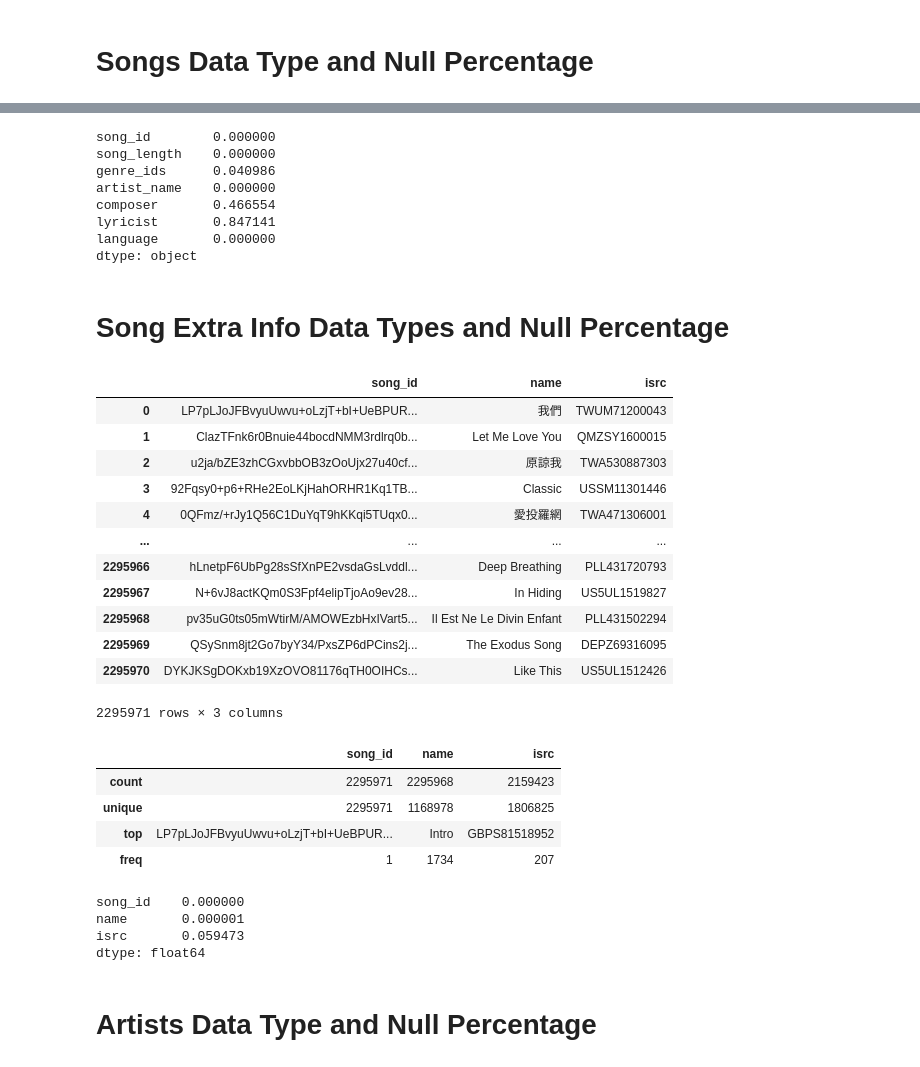
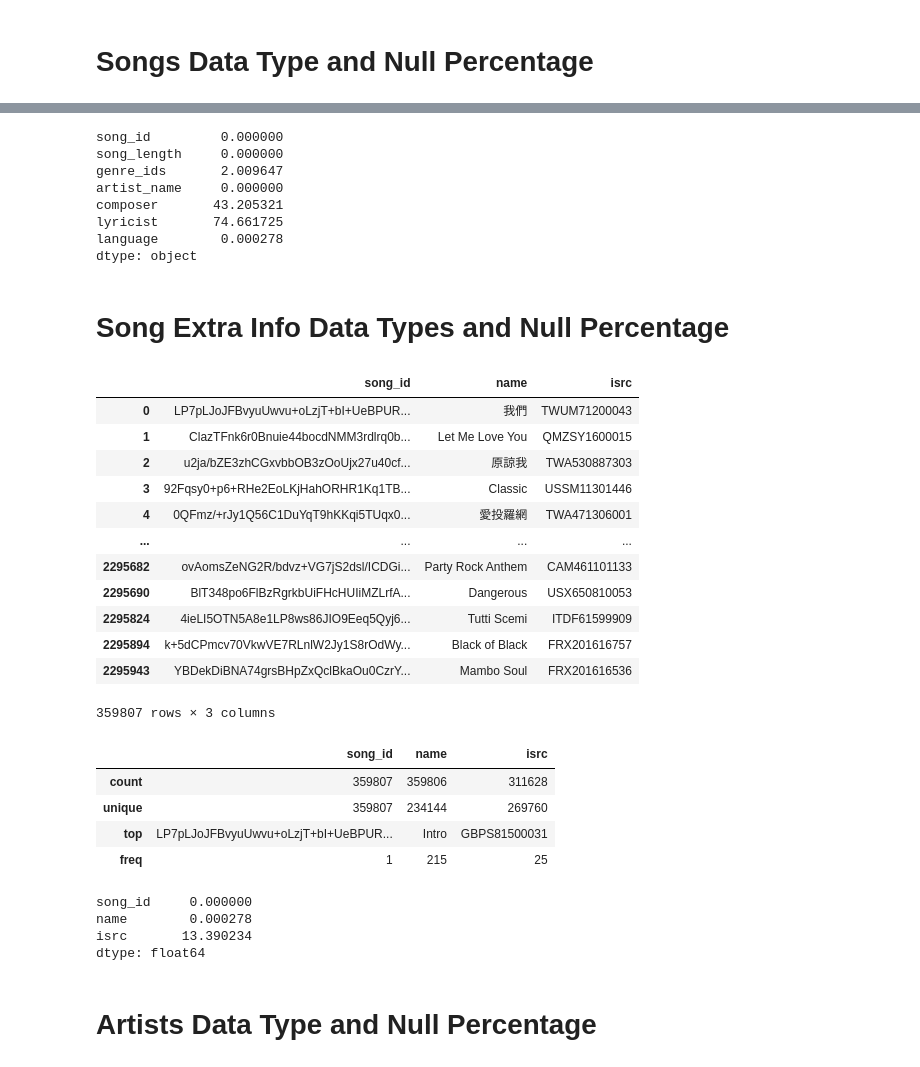
Before and after one commit to jeffgord/RAI-final, a Jupyter notebook: profiling.ipynb, the cells around one changed output, grey strips where cells are left out. Saved outputs shown, nothing was run; the diff lists cells and outputs as text; code cells hidden in the pictures.

```diff
--- a/profiling.ipynb
+++ b/profiling.ipynb
@@ -3,11 +6,11 @@ import pandas as pd
 # %% [markdown]
 # Load Data
 # %%
-df_train = pd.read_csv('data/train.csv')
-df_songs = pd.read_csv('data/songs.csv')
-df_song_extra_info = pd.read_csv('data/song_extra_info.csv')
-df_members = pd.read_csv('data/members.csv')
-df_artists = pd.read_csv('data/artists.csv')
+df_train = pd.read_csv('source_data/train.csv')
+df_songs = pd.read_csv('source_data/songs.csv')
+df_song_extra_info = pd.read_csv('source_data/song_extra_info.csv')
+df_members = pd.read_csv('source_data/members.csv')
+df_artists = pd.read_csv('source_data/artists.csv')
 # %% [markdown]
 # Train Data Type and Null Percentage Info
 # %%
@@ -195,46 +287,47 @@ Number of unique song languages: 11
 # %%
-print((df_songs.isnull().sum() / len(df_songs)).apply(lambda x: f"{x:.6f}"))
+print((df_songs.isnull().sum() / len(df_songs) * 100).apply(lambda x: f"{x:.6f}"))
 # %% [output]
-song_id        0.000000
-song_length    0.000000
-genre_ids      0.040986
-artist_name    0.000000
-composer       0.466554
-lyricist       0.847141
-language       0.000000
+song_id         0.000000
+song_length     0.000000
+genre_ids       2.009647
+artist_name     0.000000
+composer       43.205321
+lyricist       74.661725
+language        0.000278
 dtype: object
 # %% [markdown]
 # Song Extra Info Data Types and Null Percentage
 # %%
+df_song_extra_info = df_song_extra_info[df_song_extra_info['song_id'].isin(df_train['song_id'].unique())]
 df_song_extra_info
 # %% [output]
 |  | song_id | name | isrc |
 | 0 | LP7pLJoJFBvyuUwvu+oLzjT+bI+UeBPUR... | 我們 | TWUM71200043 |
 | 1 | ClazTFnk6r0Bnuie44bocdNMM3rdlrq0b... | Let Me Love You | QMZSY1600015 |
 | 2 | u2ja/bZE3zhCGxvbbOB3zOoUjx27u40cf... | 原諒我 | TWA530887303 |
 | 3 | 92Fqsy0+p6+RHe2EoLKjHahORHR1Kq1TB... | Classic | USSM11301446 |
 | 4 | 0QFmz/+rJy1Q56C1DuYqT9hKKqi5TUqx0... | 愛投羅網 | TWA471306001 |
 | ... | ... | ... | ... |
-| 2295966 | hLnetpF6UbPg28sSfXnPE2vsdaGsLvddl... | Deep Breathing | PLL431720793 |
-| 2295967 | N+6vJ8actKQm0S3Fpf4elipTjoAo9ev28... | In Hiding | US5UL1519827 |
-| 2295968 | pv35uG0ts05mWtirM/AMOWEzbHxIVart5... | Il Est Ne Le Divin Enfant | PLL431502294 |
-| 2295969 | QSySnm8jt2Go7byY34/PxsZP6dPCins2j... | The Exodus Song | DEPZ69316095 |
-| 2295970 | DYKJKSgDOKxb19XzOVO81176qTH0OIHCs... | Like This | US5UL1512426 |
+| 2295682 | ovAomsZeNG2R/bdvz+VG7jS2dsl/ICDGi... | Party Rock Anthem | CAM461101133 |
+| 2295690 | BlT348po6FlBzRgrkbUiFHcHUIiMZLrfA... | Dangerous | USX650810053 |
+| 2295824 | 4ieLI5OTN5A8e1LP8ws86JIO9Eeq5Qyj6... | Tutti Scemi | ITDF61599909 |
+| 2295894 | k+5dCPmcv70VkwVE7RLnlW2Jy1S8rOdWy... | Black of Black | FRX201616757 |
+| 2295943 | YBDekDiBNA74grsBHpZxQclBkaOu0CzrY... | Mambo Soul | FRX201616536 |
-2295971 rows × 3 columns
+359807 rows × 3 columns
 # %%
 df_song_extra_info.describe(include='all')
 # %% [output]
 |  | song_id | name | isrc |
-| count | 2295971 | 2295968 | 2159423 |
-| unique | 2295971 | 1168978 | 1806825 |
-| top | LP7pLJoJFBvyuUwvu+oLzjT+bI+UeBPUR... | Intro | GBPS81518952 |
-| freq | 1 | 1734 | 207 |
+| count | 359807 | 359806 | 311628 |
+| unique | 359807 | 234144 | 269760 |
+| top | LP7pLJoJFBvyuUwvu+oLzjT+bI+UeBPUR... | Intro | GBPS81500031 |
+| freq | 1 | 215 | 25 |
 # %%
-df_song_extra_info.isnull().sum() / len(df_song_extra_info)
+df_song_extra_info.isnull().sum() / len(df_song_extra_info)  * 100
 # %% [output]
-song_id    0.000000
-name       0.000001
-isrc       0.059473
+song_id     0.000000
+name        0.000278
+isrc       13.390234
 dtype: float64
 # %% [markdown]
 # Artists Data Type and Null Percentage
```
Also changed, not shown: parts of 38 cells of this notebook, 1 other file.
